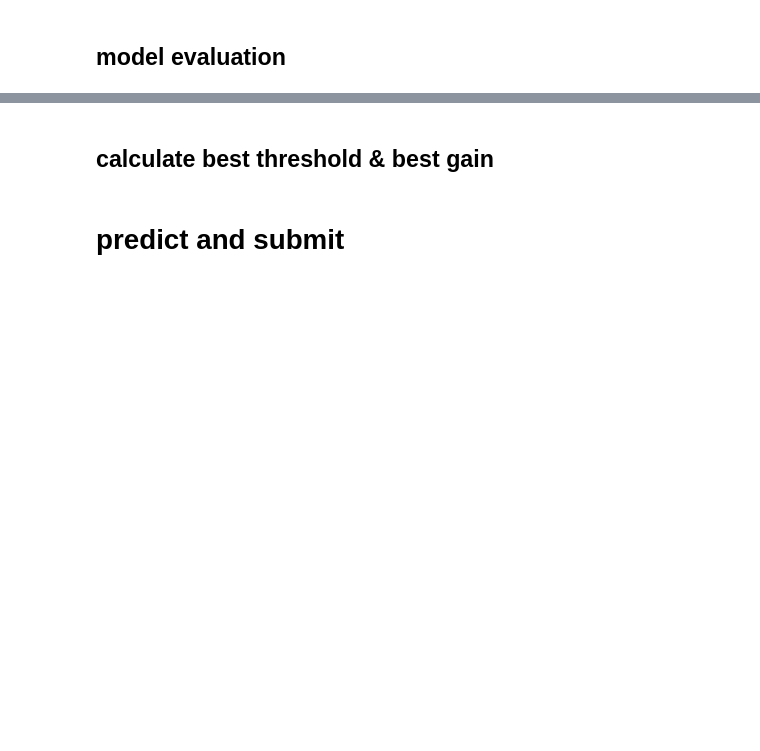
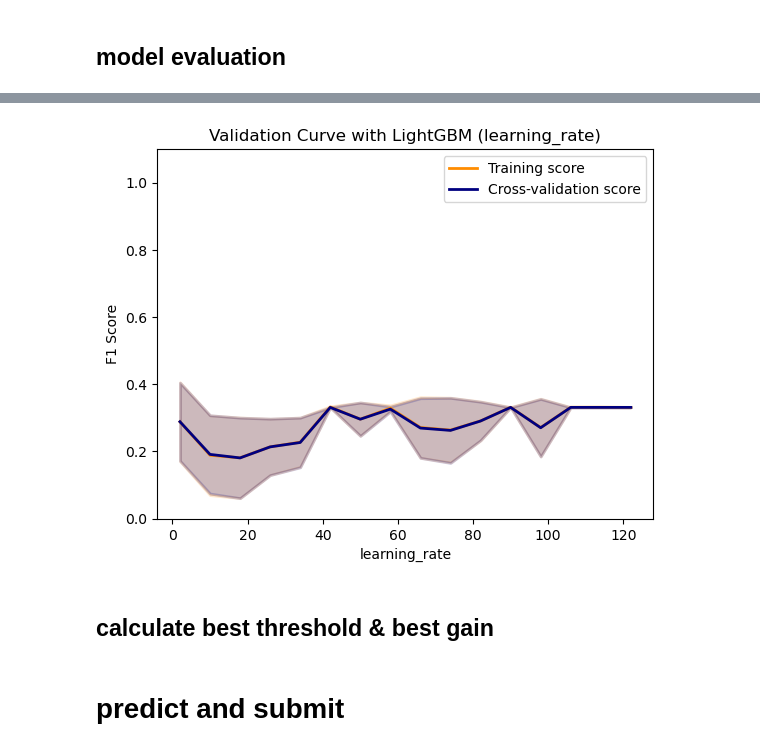
Before and after one commit to polybius12/kaggle, a Jupyter notebook: labo-mcd.ipynb, the cells around one changed output, grey strips where cells are left out. Cells and saved outputs as stored; diff of their text form; code cells hidden in the pictures; blank space fills up the shorter version.

Commit message:
tuneando hypers

```diff
--- a/labo-mcd.ipynb
+++ b/labo-mcd.ipynb
@@ -134,0 +153,4 @@ def preproc_func(dtrain, agrup):
+# %%
+#undersamplear para ver importancia
+resampled_df = undersample_multiclass(dtrain, 'clase_ternaria')
+best_unb = find_good_ratios(resampled_df)
@@ -134,0 +195,2 @@ def preproc_func(dtrain, agrup):
+# %%
+dtrain = create_ratios_from_best(dtrain, best_unb)
@@ -385,8 +493,9 @@ set(dtrain.columns) - set(cols_keep_as_is + cols_to_binarize+cols_to_normalize)
 # %%
 binning = Pipeline([
     ('col_select',ColumnSelector(columns=cols_to_binarize)),
-    ('bin_convert',BinTransformer(columns=None, n_bins = 6)),
-    ('target_encoding', TargetEncoderWrapper())
+    ('bin_convert',BinTransformer(columns=None, n_bins = 3)),
+    ('onehot', OneHotEncoderTransformer())
+    #('target_encoding', TargetEncoderWrapper())
 ])
 
 standarize = Pipeline([
@@ -401,6 +510,7 @@ feature_engineering = PandasFeatureUnion([
 ])
 
 preprocessing = Pipeline([
+    ('inf', ReplaceInfTransformer()),
     ('fillna', SimpleImputerWrapper(strategy='mean')),
     ('feature_engineering', feature_engineering)
 ])
@@ -407,8 +520,5 @@ preprocessing = Pipeline([
 # %%
-X = dtrain.drop('clase_ternaria', axis=1)
-y = dtrain['clase_ternaria']
-
-X_train, X_test, y_train, y_test = train_test_split(X, y, test_size=0.2, random_state=42)
+X_train, X_test, y_train, y_test = train_test_split(X, y, test_size=0.3, random_state=42)
 
 # Fit the preprocessing pipeline on the training set and transform both the training and test sets
 X_train_processed = preprocessing.fit_transform(X_train, y_train)
@@ -557,0 +607,46 @@ best_params
+# %%
+import numpy as np
+import matplotlib.pyplot as plt
+from sklearn.model_selection import validation_curve
+
+# Choose the hyperparameter you want to analyze
+hyperparameter = 'learning_rate'
+
+# Define the range of values for the hyperparameter
+param_range = np.arange(2, 129, 8)  # Adjust this range as needed
+
+# Get the validation curve
+train_scores, test_scores = validation_curve(
+    lgb.LGBMClassifier(device='gpu', **fixed_params),
+    X_train_processed,
+    y_train,
+    param_name=hyperparameter,
+    param_range=param_range,
+    cv=3,
+    scoring='f1_macro',
+    n_jobs=-1
+)
+
+train_scores_mean = np.mean(train_scores, axis=1)
+train_scores_std = np.std(train_scores, axis=1)
+test_scores_mean = np.mean(test_scores, axis=1)
+test_scores_std = np.std(test_scores, axis=1)
+
+plt.title(f"Validation Curve with LightGBM ({hyperparameter})")
+plt.xlabel(hyperparameter)
+plt.ylabel("F1 Score")
+plt.ylim(0.0, 1.1)
+lw = 2
+plt.plot(param_range, train_scores_mean, label="Training score",
+             color="darkorange", lw=lw)
+plt.fill_between(param_range, train_scores_mean - train_scores_std,
+                 train_scores_mean + train_scores_std, alpha=0.2,
+                 color="darkorange", lw=lw)
+plt.plot(param_range, test_scores_mean, label="Cross-validation score",
+             color="navy", lw=lw)
+plt.fill_between(param_range, test_scores_mean - test_scores_std,
+                 test_scores_mean + test_scores_std, alpha=0.2,
+                 color="navy", lw=lw)
+plt.legend(loc="best")
+plt.show()
+# %% [output]
@@ -557,0 +670 @@ best_params
+[figure, added]
```
Also changed, not shown: parts of 26 cells of this notebook.
